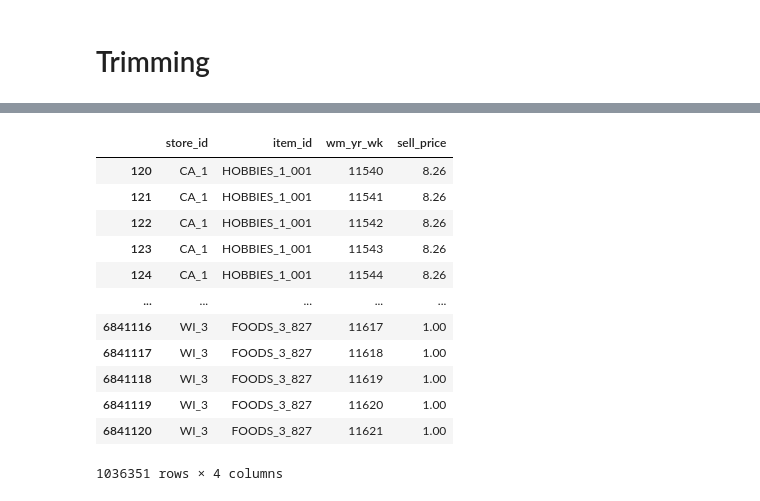
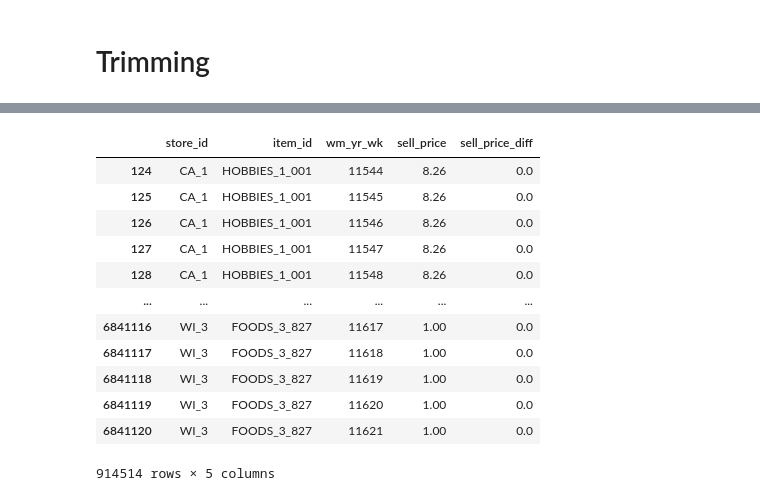
Before and after one commit to raymondlam19/m5_kedro_mlflow, a Jupyter notebook: notebooks/1_fetch_preprocess.ipynb, the cells around one changed output, grey strips where cells are left out. Cells and saved outputs as stored; diff of their text form; code cells hidden in the pictures.

```diff
--- a/notebooks/1_fetch_preprocess.ipynb
+++ b/notebooks/1_fetch_preprocess.ipynb
@@ -32,7 +29,11 @@ MA = [7, 28]#, 180, 360]
+# %%
+# ma and lag params
+MA = [7, 28]
+LAG = [1,1]
 # %%
 START_DATE = '2016'
 
-start_date = pd.to_datetime(START_DATE) - pd.Timedelta(max(LAG)+max(MA),'days')
+start_date = pd.to_datetime(START_DATE) - pd.Timedelta(max(max(LAG), 1+max(MA)),'days')      # lag:1 + max(ma window)
 df_calendar_trim = df_calendar[(df_calendar.date>=start_date)].copy()
 
 # For trimming
@@ -81,20 +82,24 @@ df_sales_trim
 # %%
+# preprocess on price
+df_prices['sell_price_diff'] = df_prices.groupby(['store_id', 'item_id'])['sell_price'].transform(lambda x: x.diff(1))
+
 df_prices_trim = df_prices[(df_prices.wm_yr_wk>=week_min) & (df_prices.wm_yr_wk<=week_max)]
+
 df_prices_trim
 # %% [output]
-|  | store_id | item_id | wm_yr_wk | sell_price |
-| 120 | CA_1 | HOBBIES_1_001 | 11540 | 8.26 |
-| 121 | CA_1 | HOBBIES_1_001 | 11541 | 8.26 |
-| 122 | CA_1 | HOBBIES_1_001 | 11542 | 8.26 |
-| 123 | CA_1 | HOBBIES_1_001 | 11543 | 8.26 |
-| 124 | CA_1 | HOBBIES_1_001 | 11544 | 8.26 |
-| ... | ... | ... | ... | ... |
-| 6841116 | WI_3 | FOODS_3_827 | 11617 | 1.00 |
-| 6841117 | WI_3 | FOODS_3_827 | 11618 | 1.00 |
-| 6841118 | WI_3 | FOODS_3_827 | 11619 | 1.00 |
-| 6841119 | WI_3 | FOODS_3_827 | 11620 | 1.00 |
-| 6841120 | WI_3 | FOODS_3_827 | 11621 | 1.00 |
+|  | store_id | item_id | wm_yr_wk | sell_price | sell_price_diff |
+| 124 | CA_1 | HOBBIES_1_001 | 11544 | 8.26 | 0.0 |
+| 125 | CA_1 | HOBBIES_1_001 | 11545 | 8.26 | 0.0 |
+| 126 | CA_1 | HOBBIES_1_001 | 11546 | 8.26 | 0.0 |
+| 127 | CA_1 | HOBBIES_1_001 | 11547 | 8.26 | 0.0 |
+| 128 | CA_1 | HOBBIES_1_001 | 11548 | 8.26 | 0.0 |
+| ... | ... | ... | ... | ... | ... |
+| 6841116 | WI_3 | FOODS_3_827 | 11617 | 1.00 | 0.0 |
+| 6841117 | WI_3 | FOODS_3_827 | 11618 | 1.00 | 0.0 |
+| 6841118 | WI_3 | FOODS_3_827 | 11619 | 1.00 | 0.0 |
+| 6841119 | WI_3 | FOODS_3_827 | 11620 | 1.00 | 0.0 |
+| 6841120 | WI_3 | FOODS_3_827 | 11621 | 1.00 | 0.0 |
-1036351 rows × 4 columns
+914514 rows × 5 columns
 # %%
 df = pd.melt(df_sales_trim, id_vars=['id', 'item_id', 'dept_id', 'cat_id', 'store_id', 'state_id'], var_name='d', value_name='sold')
 df = pd.merge(df, df_calendar_trim, how='left', on='d')
```
Also changed, not shown: parts of 17 cells of this notebook, 1 other file.
